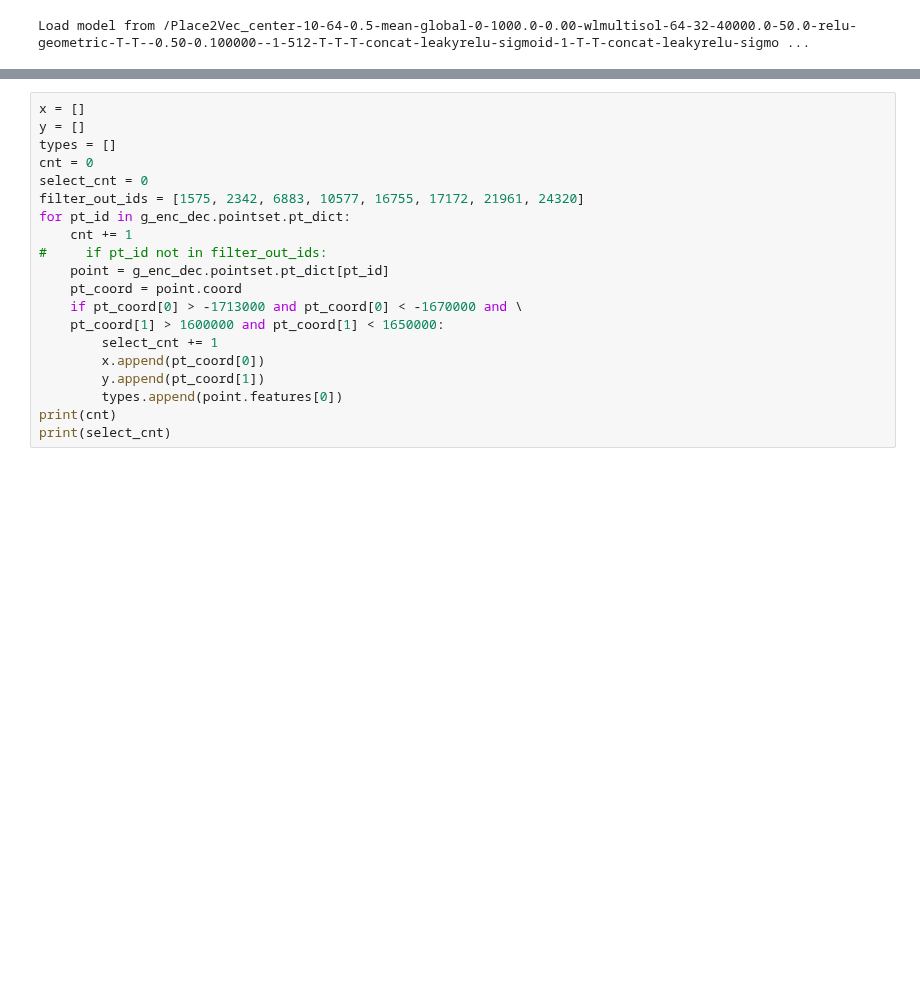
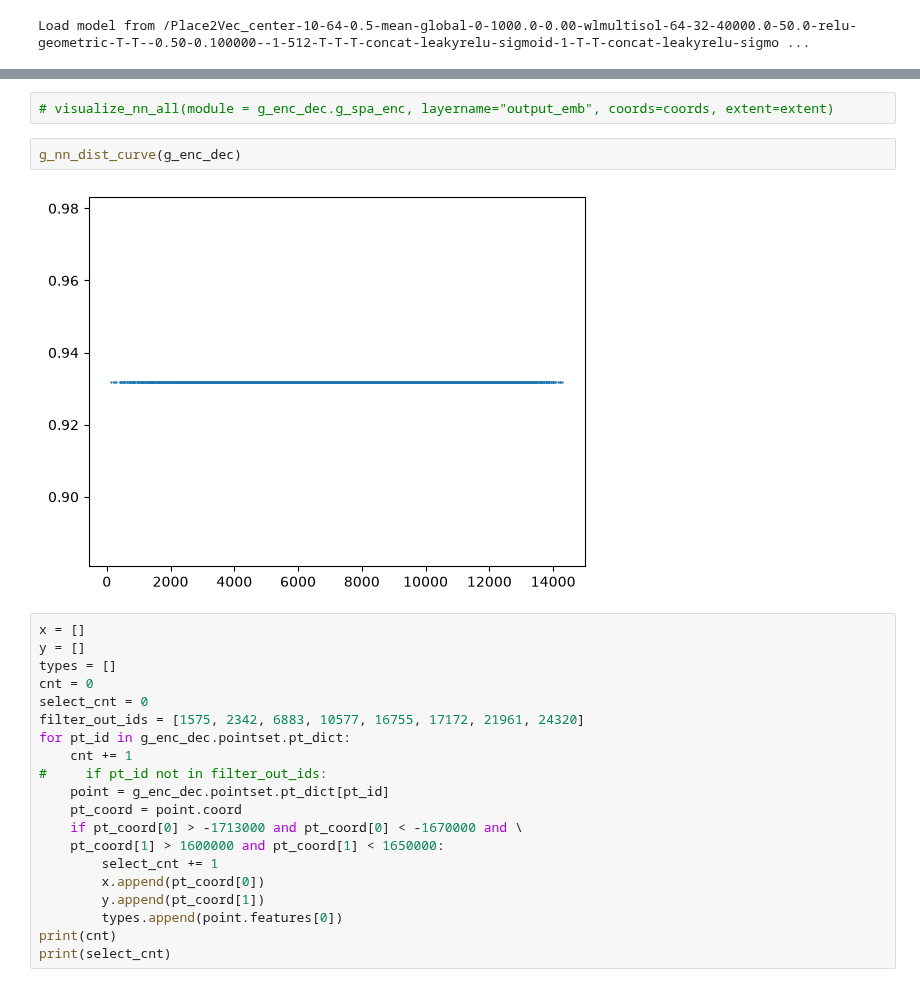
Before and after one commit to Mi914/WLemb, a Jupyter notebook: spacegraph/spacegraph_visualize.ipynb, the cells around one changed output, grey strips where cells are left out. Cells and saved outputs as stored; diff of their text form; blank space fills up the shorter version.

```diff
--- a/spacegraph/spacegraph_visualize.ipynb
+++ b/spacegraph/spacegraph_visualize.ipynb
@@ -252,3 +309,9 @@ visualize_encoder(g_enc_dec.g_spa_enc, "output_emb", coords = coords, extent = e
+# %%
+# visualize_nn_all(module = g_enc_dec.g_spa_enc, layername="output_emb", coords=coords, extent=extent)
+# %%
+g_nn_dist_curve(g_enc_dec)
+# %% [output]
+[figure, added]
 # %%
 x = []
 y = []
```
Also changed, not shown: parts of 8 cells of this notebook, 2 other files.
